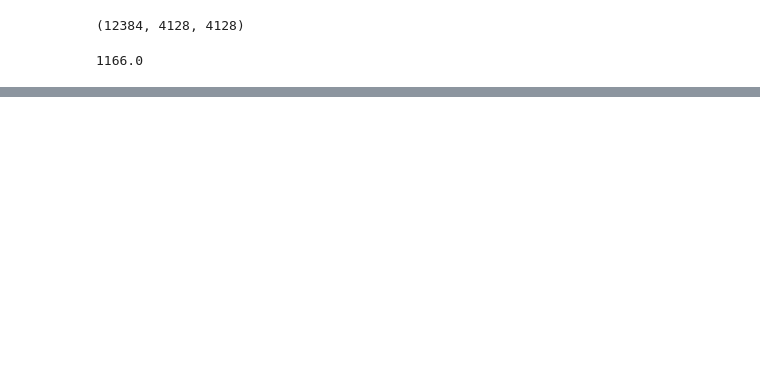
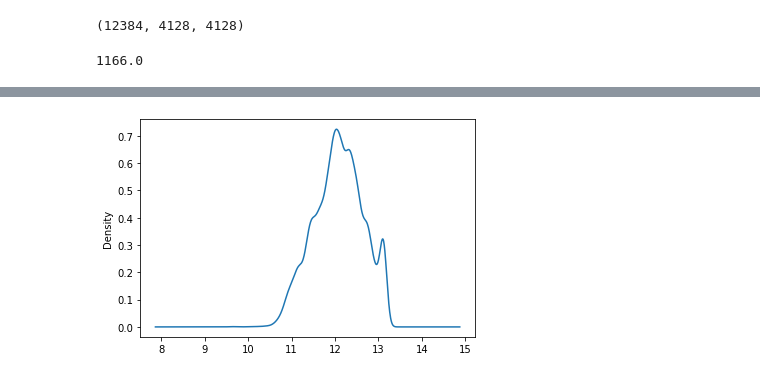
Before and after one commit to thliang01/Machine-Learning-Zoomcamp-2022, a Jupyter notebook: 2. Machine Learning for Regression/hw.ipynb, the cells around one changed output, grey strips where cells are left out. Drawn from its saved outputs; the diff is of its cells as text; code cells hidden in the pictures; blank space fills up the shorter version.

```diff
--- a/2. Machine Learning for Regression/hw.ipynb
+++ b/2. Machine Learning for Regression/hw.ipynb
@@ -194,0 +199,6 @@ df['population'].median()
+# %%
+# Look at the log transformed median house value variable
+np.log1p(df.median_house_value).plot.density()
+plt.show()
+# %% [output]
+[figure, added]
```
Also changed, not shown: parts of 12 cells of this notebook.
